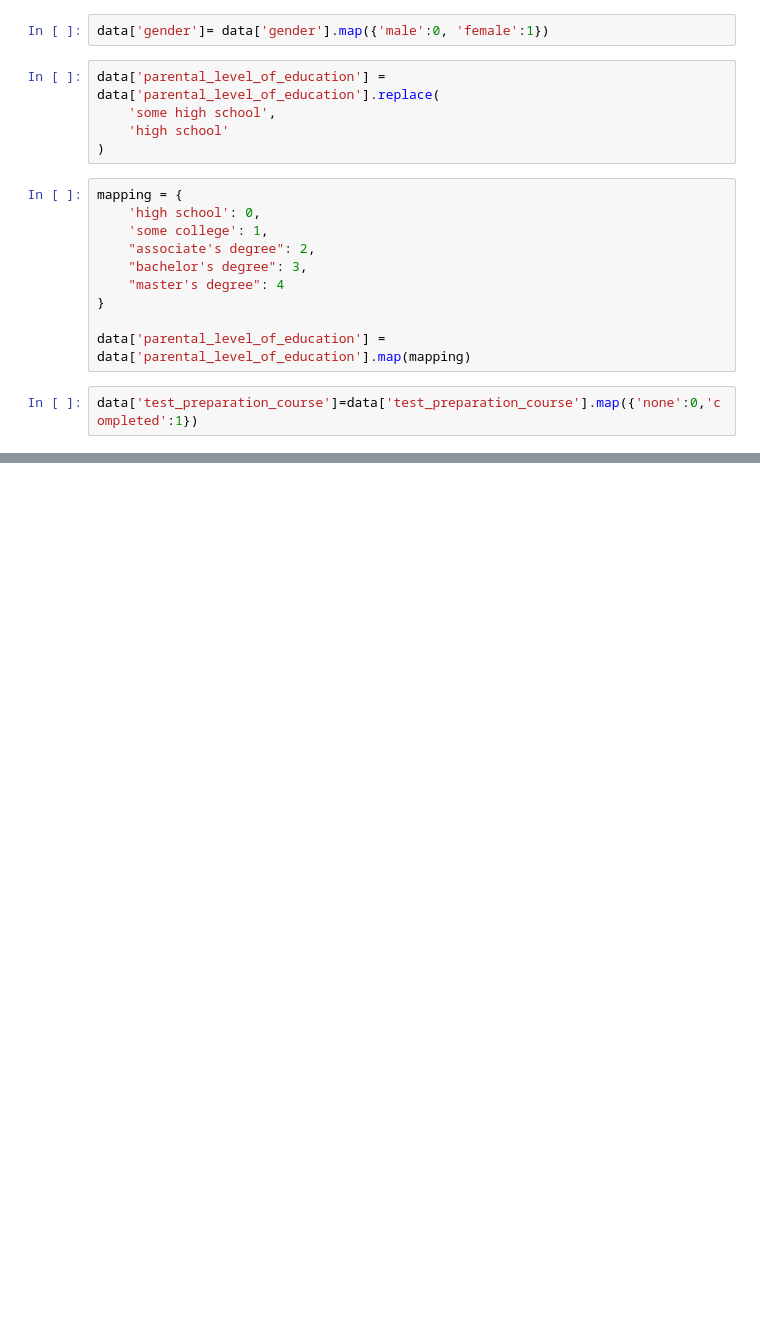
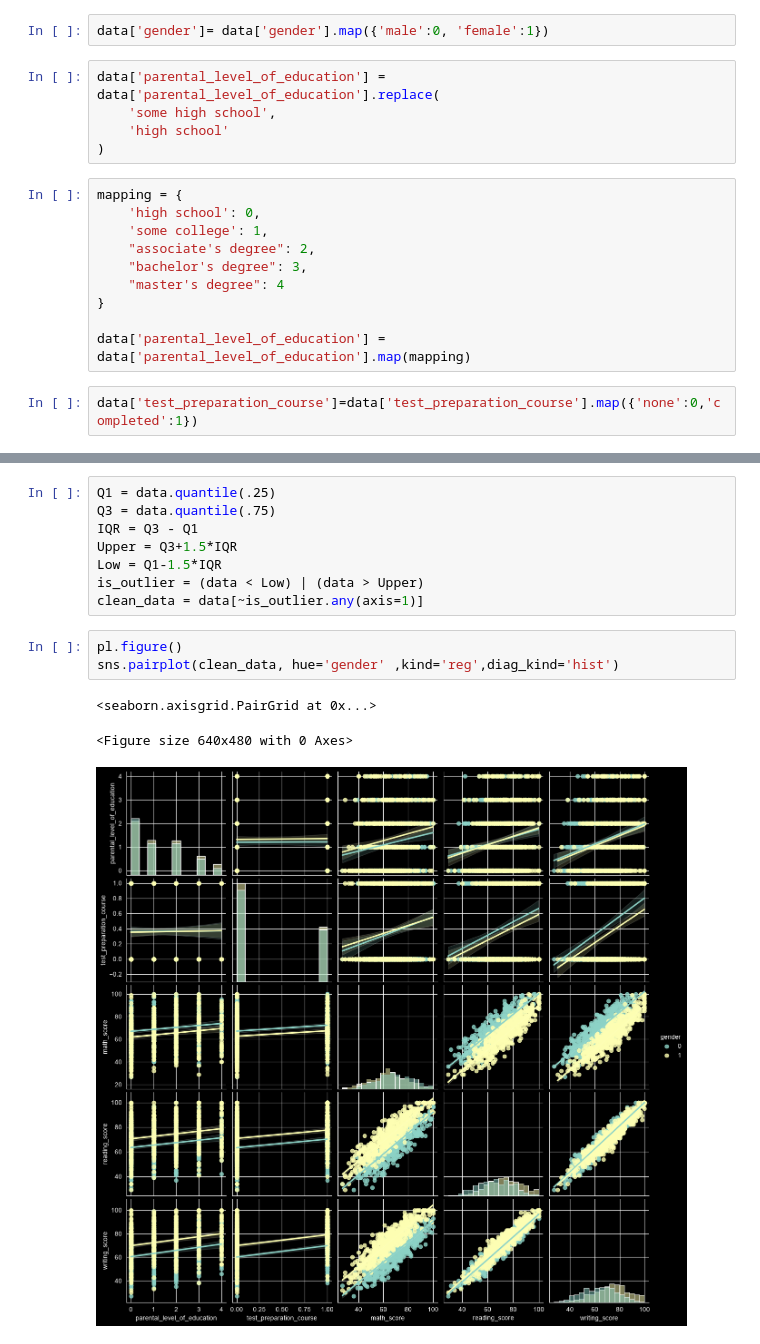
Before and after one commit to dhanrajkandpal/merry-pie, a Jupyter notebook: src/EDA.ipynb, the cells around one changed output, grey strips where cells are left out. Drawn from its saved outputs; the diff is of its cells as text; blank space fills up the shorter version.

```diff
--- a/src/EDA.ipynb
+++ b/src/EDA.ipynb
@@ -63,0 +91,15 @@ memory usage: 62.6 KB
+# %%
+Q1 = data.quantile(.25)
+Q3 = data.quantile(.75)
+IQR = Q3 - Q1
+Upper = Q3+1.5*IQR
+Low = Q1-1.5*IQR
+is_outlier = (data < Low) | (data > Upper)
+clean_data = data[~is_outlier.any(axis=1)]
+# %%
+pl.figure()
+sns.pairplot(clean_data, hue='gender' ,kind='reg',diag_kind='hist')
+# %% [output]
+<seaborn.axisgrid.PairGrid at 0x...>
+<Figure size 640x480 with 0 Axes>
+[figure, added]
```
Also changed, not shown: parts of 6 cells of this notebook, 1 other file.
